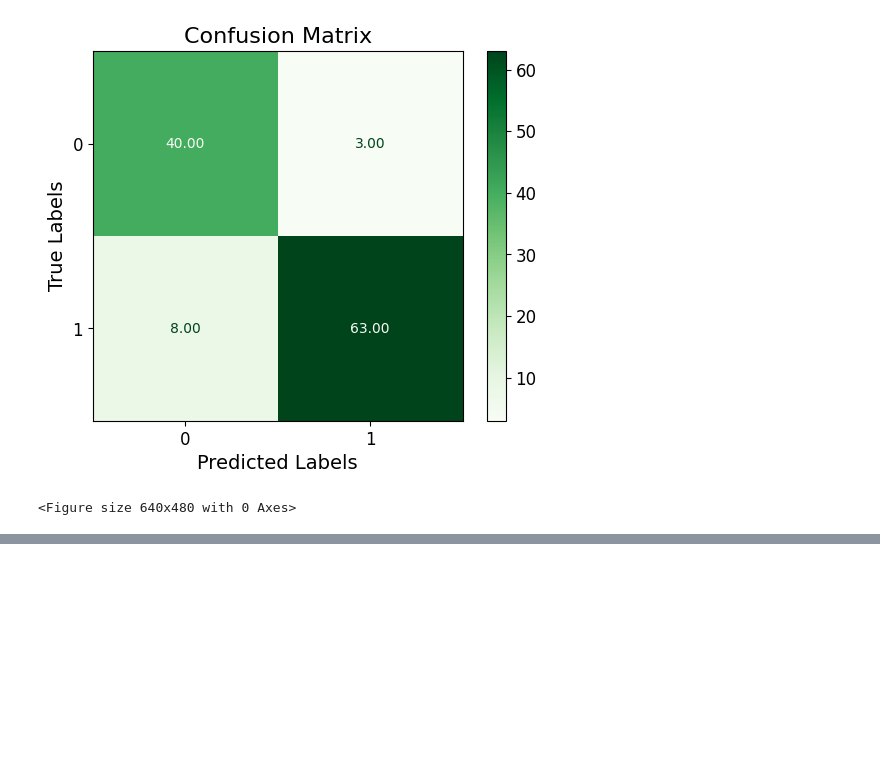
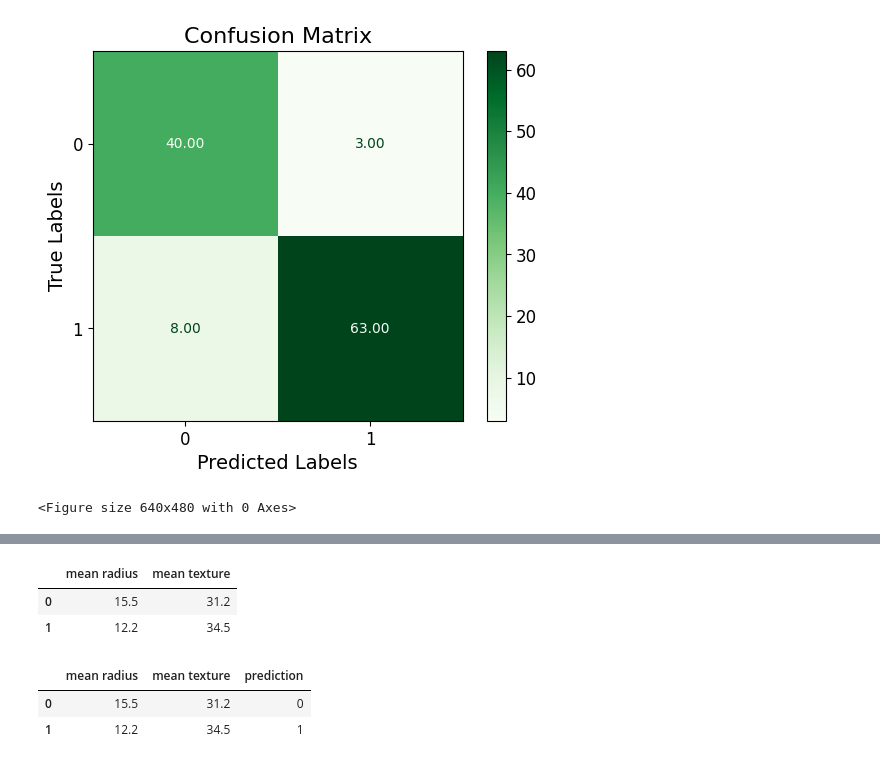
Before and after one commit to asheta66/Data-Science, a Jupyter notebook: Practice_KNN_Diabeties.ipynb, the cells around one changed output, grey strips where cells are left out. Cells and saved outputs as stored; diff of their text form; code cells hidden in the pictures; blank space fills up the shorter version.

```diff
--- a/Practice_KNN_Diabeties.ipynb
+++ b/Practice_KNN_Diabeties.ipynb
@@ -143,0 +152,30 @@ plt.savefig('confusion_matrix.png', dpi=300, bbox_inches='tight')  # Adjust file
+# %%
+import pandas as pd
+
+# Create a dictionary with the test patient data
+test_patients = {
+    'mean radius': [15.5, 12.2],
+    'mean texture': [31.2, 34.5]
+}
+
+# Create a DataFrame from the dictionary
+test_patients_df = pd.DataFrame(test_patients)
+
+# Display the DataFrame
+test_patients_df
+# %% [output]
+|  | mean radius | mean texture |
+| 0 | 15.5 | 31.2 |
+| 1 | 12.2 | 34.5 |
+# %%
+prediction = model.predict(test_patients_df)
+
+# Add the prediction results to the DataFrame
+test_patients_df['prediction'] = prediction
+
+# Display the DataFrame
+test_patients_df
+# %% [output]
+|  | mean radius | mean texture | prediction |
+| 0 | 15.5 | 31.2 | 0 |
+| 1 | 12.2 | 34.5 | 1 |
```
Also changed, not shown: parts of 1 cell of this notebook.
